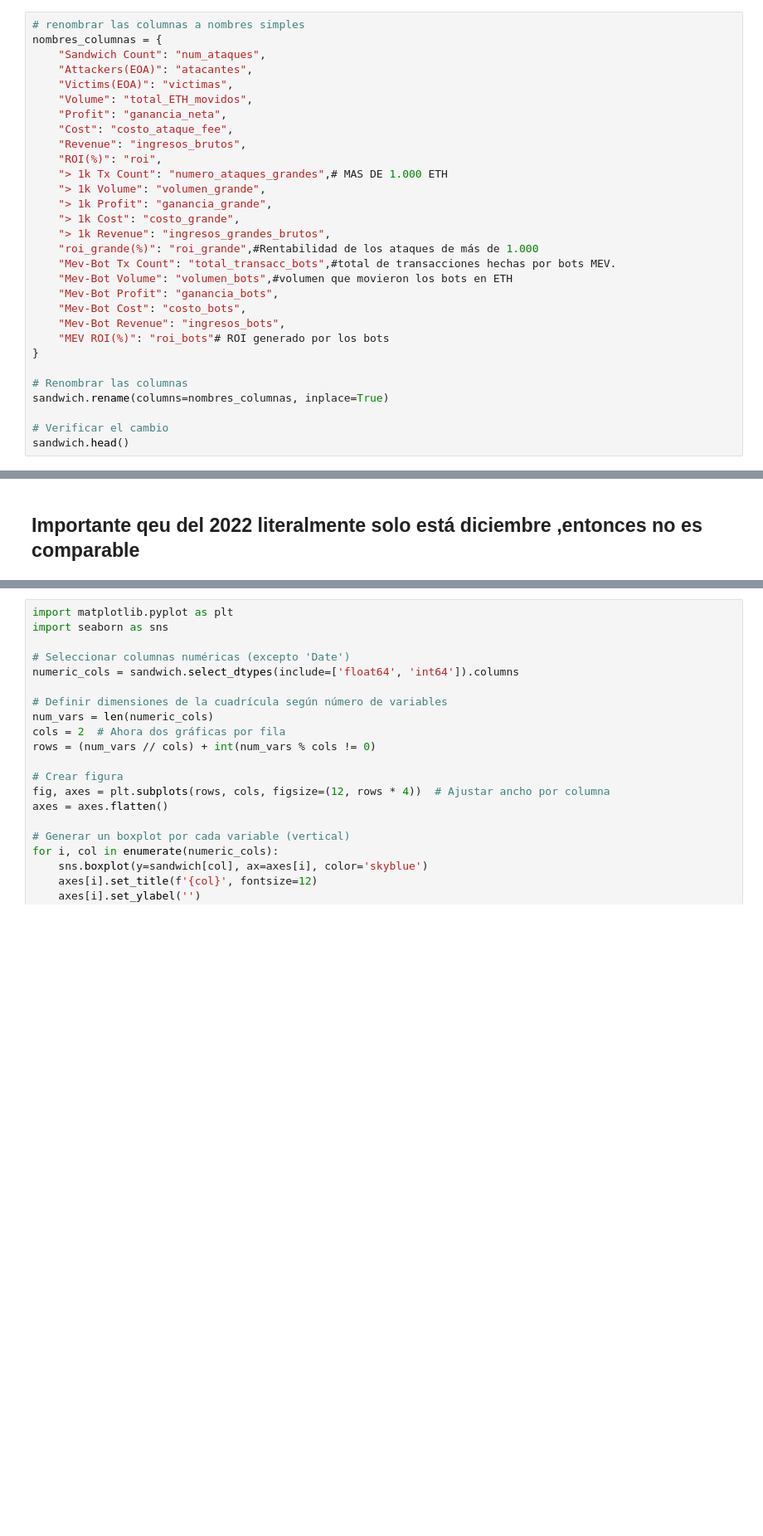
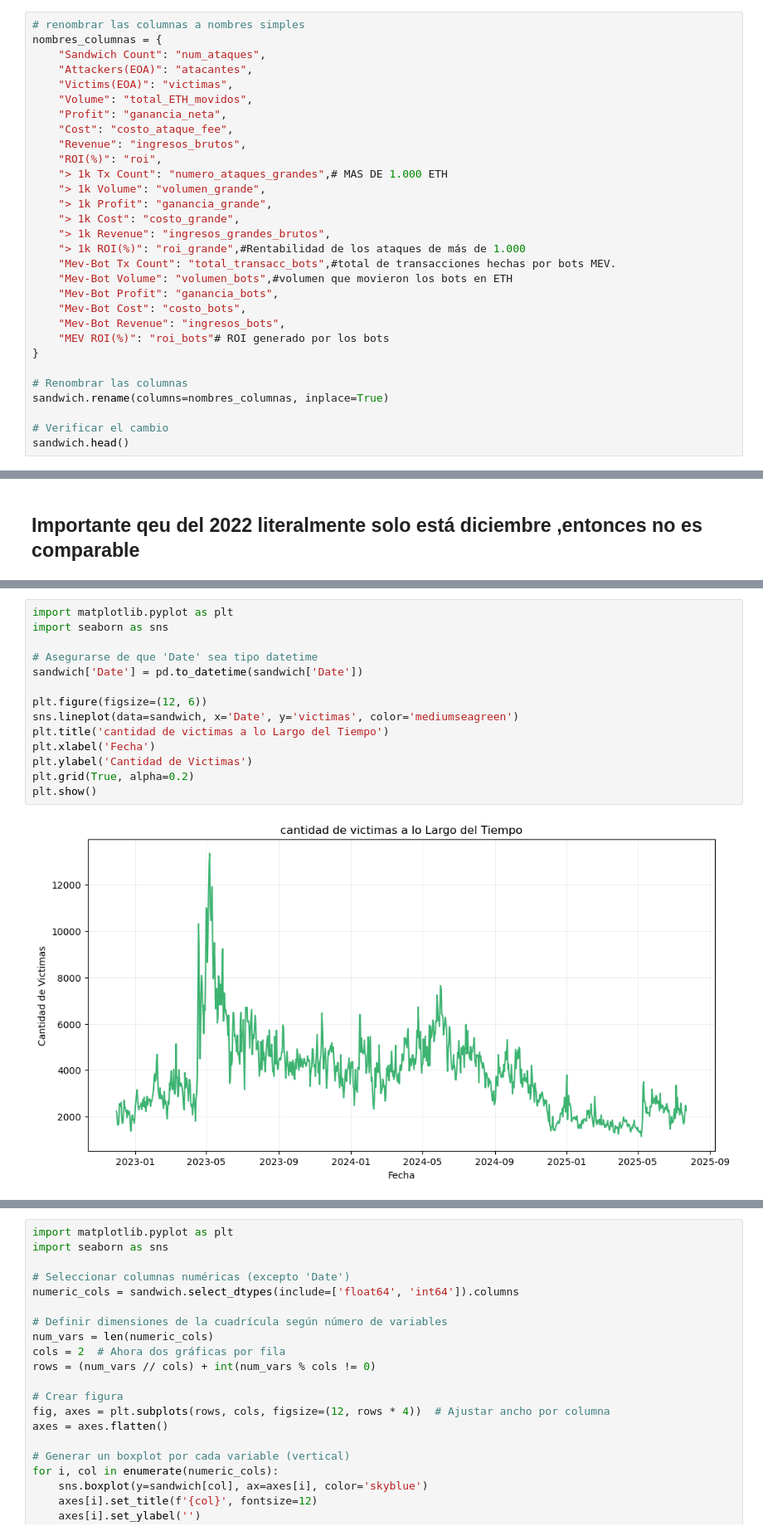
Before and after one commit to t3r4n/ETH, a Jupyter notebook: EDA/Eigenphi_EDA.ipynb, the cells around one changed output, grey strips where cells are left out. Shown at 83% size. Cells and saved outputs as stored; diff of their text form; blank space fills up the shorter version.

```diff
--- a/EDA/Eigenphi_EDA.ipynb
+++ b/EDA/Eigenphi_EDA.ipynb
@@ -51,7 +52,7 @@ nombres_columnas = {
     "> 1k Profit": "ganancia_grande",
     "> 1k Cost": "costo_grande",
     "> 1k Revenue": "ingresos_grandes_brutos",
-    "roi_grande(%)": "roi_grande",#Rentabilidad de los ataques de más de 1.000
+    "> 1k ROI(%)": "roi_grande",#Rentabilidad de los ataques de más de 1.000
     "Mev-Bot Tx Count": "total_transacc_bots",#total de transacciones hechas por bots MEV.
     "Mev-Bot Volume": "volumen_bots",#volumen que movieron los bots en ETH
     "Mev-Bot Profit": "ganancia_bots",
@@ -329,0 +335,16 @@ plt.show()
+# %%
+import matplotlib.pyplot as plt
+import seaborn as sns
+
+# Asegurarse de que 'Date' sea tipo datetime
+sandwich['Date'] = pd.to_datetime(sandwich['Date'])
+
+plt.figure(figsize=(12, 6))
+sns.lineplot(data=sandwich, x='Date', y='victimas', color='mediumseagreen')
+plt.title('cantidad de victimas a lo Largo del Tiempo')
+plt.xlabel('Fecha')
+plt.ylabel('Cantidad de Victimas')
+plt.grid(True, alpha=0.2)
+plt.show()
+# %% [output]
+[figure, added]
```
Also changed, not shown: parts of 6 cells of this notebook, 1 other file.
